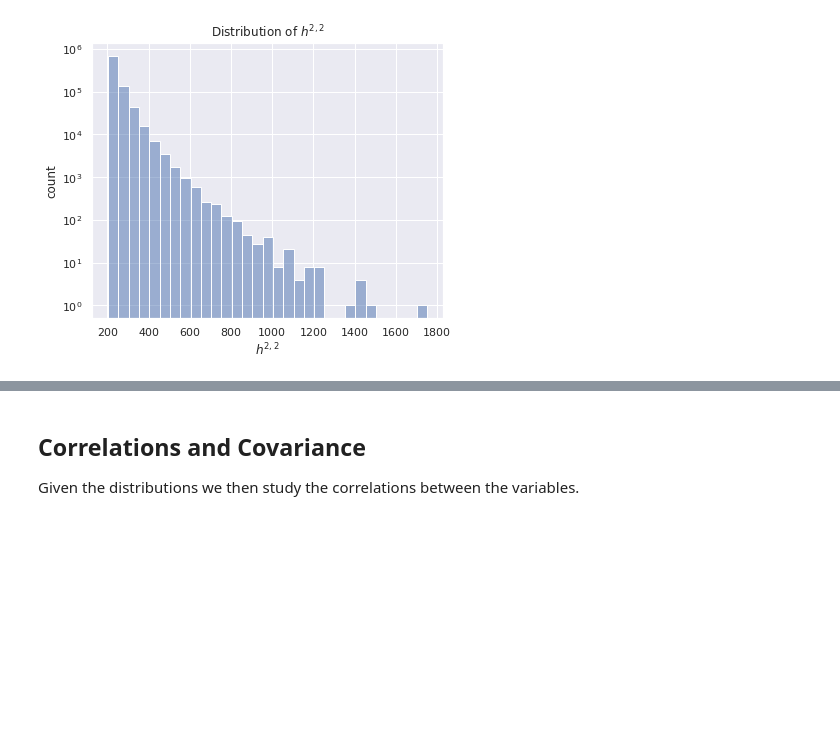
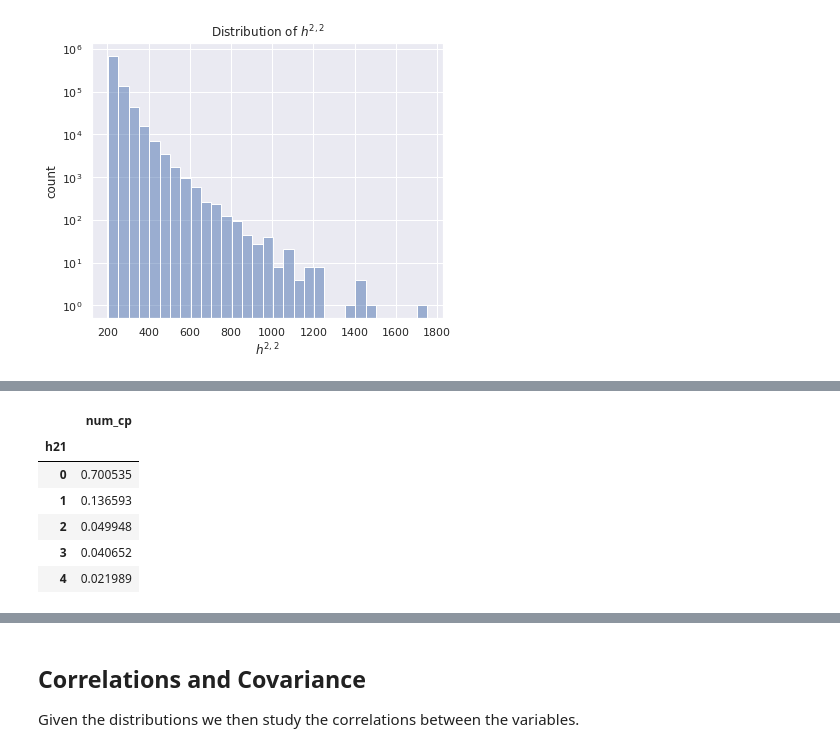
Before and after one commit to thesfinox/ml-cicy-4folds, a Jupyter notebook: cicy4_eda.ipynb, the cells around one changed output, grey strips where cells are left out. Drawn from its saved outputs; the diff is of its cells as text; code cells hidden in the pictures; blank space fills up the shorter version.

```diff
--- a/cicy4_eda.ipynb
+++ b/cicy4_eda.ipynb
@@ -230,0 +217,10 @@ savefig('distr_h22', fig, show=True)
+# %%
+df[['h21', 'num_cp']].groupby(by=['h21']).count().sort_values(by=['num_cp'], ascending=False).apply(lambda x: x / x.sum()).head(5)
+# %% [output]
+|  | num_cp |
+| h21 |  |
+| 0 | 0.700535 |
+| 1 | 0.136593 |
+| 2 | 0.049948 |
+| 3 | 0.040652 |
+| 4 | 0.021989 |
```
Also changed, not shown: parts of 14 cells of this notebook, 11 other files.
